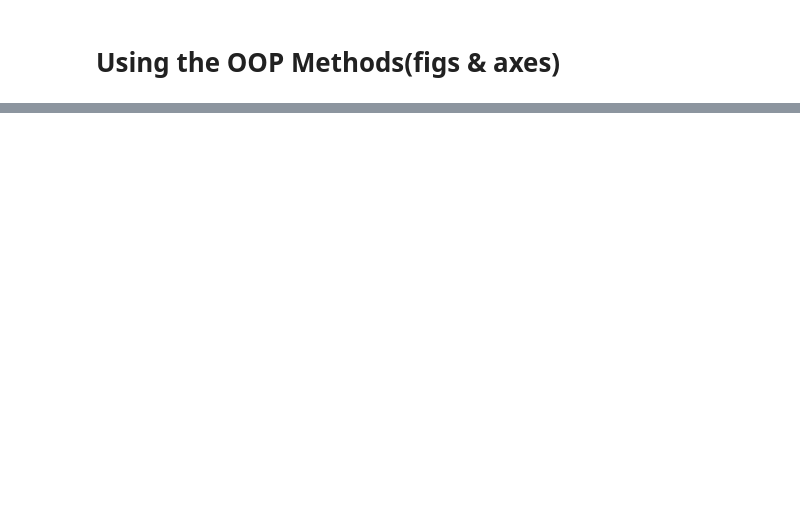
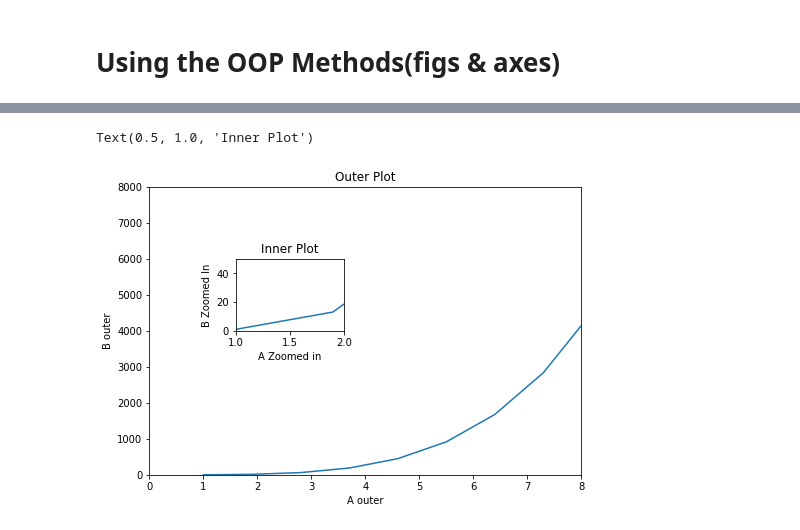
Before and after one commit to ravi0531rp/DataScienceComplete, a Jupyter notebook: Data_Science_ML_Based/003. Matplotlib Codes.ipynb, the cells around one changed output, grey strips where cells are left out. Cells and saved outputs as stored; diff of their text form; code cells hidden in the pictures; blank space fills up the shorter version.

```diff
--- a/Data_Science_ML_Based/003. Matplotlib Codes.ipynb
+++ b/Data_Science_ML_Based/003. Matplotlib Codes.ipynb
@@ -107,0 +141,23 @@ y = 2*x
+# %%
+fig = plt.figure()
+
+axes1 = fig.add_axes([0,0,1,1])
+axes1.plot(a,b)
+axes1.set_xlim(0,8)
+axes1.set_ylim(0,8000)
+axes1.set_xlabel("A outer")
+axes1.set_ylabel("B outer")
+axes1.set_title("Outer Plot")
+
+
+
+axes2 = fig.add_axes([0.2,0.5,0.25,0.25])
+axes2.plot(a,b)
+axes2.set_xlim(1,2)
+axes2.set_ylim(0,50)
+axes2.set_xlabel("A Zoomed in")
+axes2.set_ylabel("B Zoomed In")
+axes2.set_title("Inner Plot")
+# %% [output]
+Text(0.5, 1.0, 'Inner Plot')
+[figure, added]
```
Also changed, not shown: parts of 14 cells of this notebook, 2 other files.
